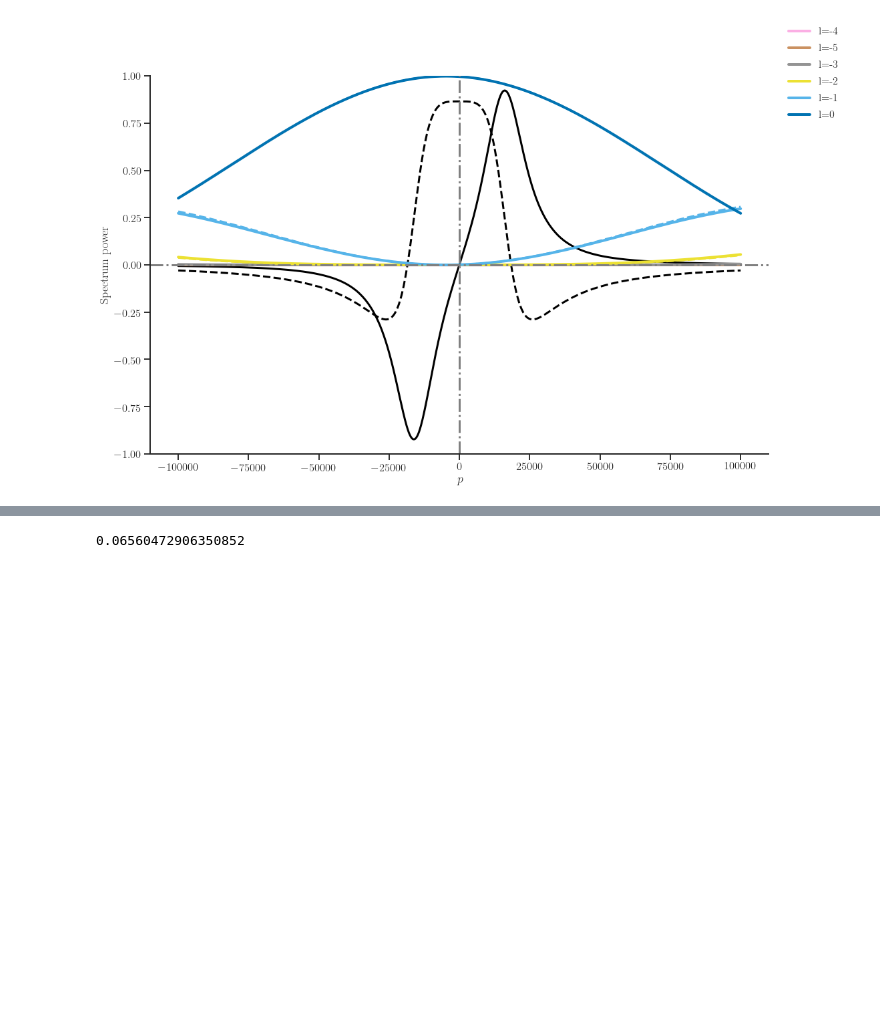
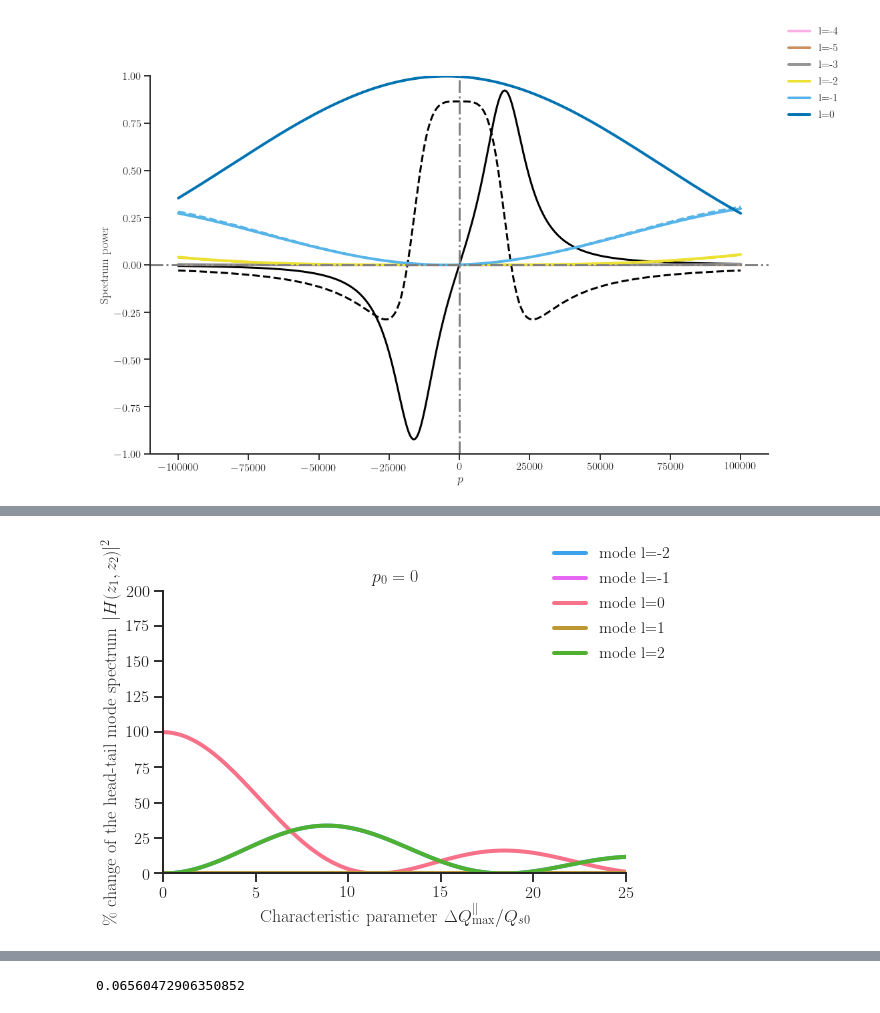
Before and after one commit to gubaidulinvadim/Dispersion-relations, a Jupyter notebook: Notebooks/Beam-mode spectra.ipynb, the cells around one changed output, grey strips where cells are left out. Saved outputs shown, nothing was run; the diff lists cells and outputs as text; code cells hidden in the pictures; blank space fills up the shorter version.

```diff
--- a/Notebooks/Beam-mode spectra.ipynb
+++ b/Notebooks/Beam-mode spectra.ipynb
@@ -262,0 +351,31 @@ fftfreq = np.load('/home/vgubaidulin/PhD/Results/Zfreq_LHC.npy')
+# %%
+%%time
+k = np.linspace(0, 25, 100)
+z_2 = k*ive(1, 1)
+# p=-220000
+# p=-125000
+p=0
+xi_1 = .1
+palette = sbs.color_palette('husl')
+l=1
+# for xi_1 in [-1., -.5, 0, .5, 1.]:
+omega = omega_0*(p+Q_x+l*Q_s)
+omega_xi = 0#omega_0*Q_x*xi_1/(0.00325)
+z_1 = -np.sqrt(2*beta_z*J_z)*(omega_xi/c-omega/c)
+fig, ax = plt.subplots(1, 1)
+for m in [-2, -1, 0, 1, 2]:
+    N = np.abs(H(z_1, 0, l=0))**2
+    ax.plot(k, 100*np.abs(H(z_1, z_2, l=m))**2/N,
+            label='mode l={0:}'.format(m),
+           color=palette[m])
+ax.set_xlim(min(k), max(k))
+ax.set_ylim(0, 200)
+ax.set_xlabel('Characteristic parameter $\Delta Q^\parallel_\mathrm{max}/Q_{s0}$')
+ax.set_ylabel('\% change of the head-tail mode spectrum $|H(z_1, z_2)|^2$')
+ax.spines['top'].set_visible(False)
+ax.spines['right'].set_visible(False)
+ax.set_title('$p_0 = 0$')
+plt.figlegend(frameon=False)
+plt.savefig('/home/vgubaidulin/PhD/Results/LHC_HT_spectrum_l0.pdf', bbox_inches='tight')
+# plt.xlim(0, 2)
+# %% [output]
@@ -262,0 +384 @@ fftfreq = np.load('/home/vgubaidulin/PhD/Results/Zfreq_LHC.npy')
+[figure, added]
```
Also changed, not shown: parts of 25 cells of this notebook, 16 other files.
